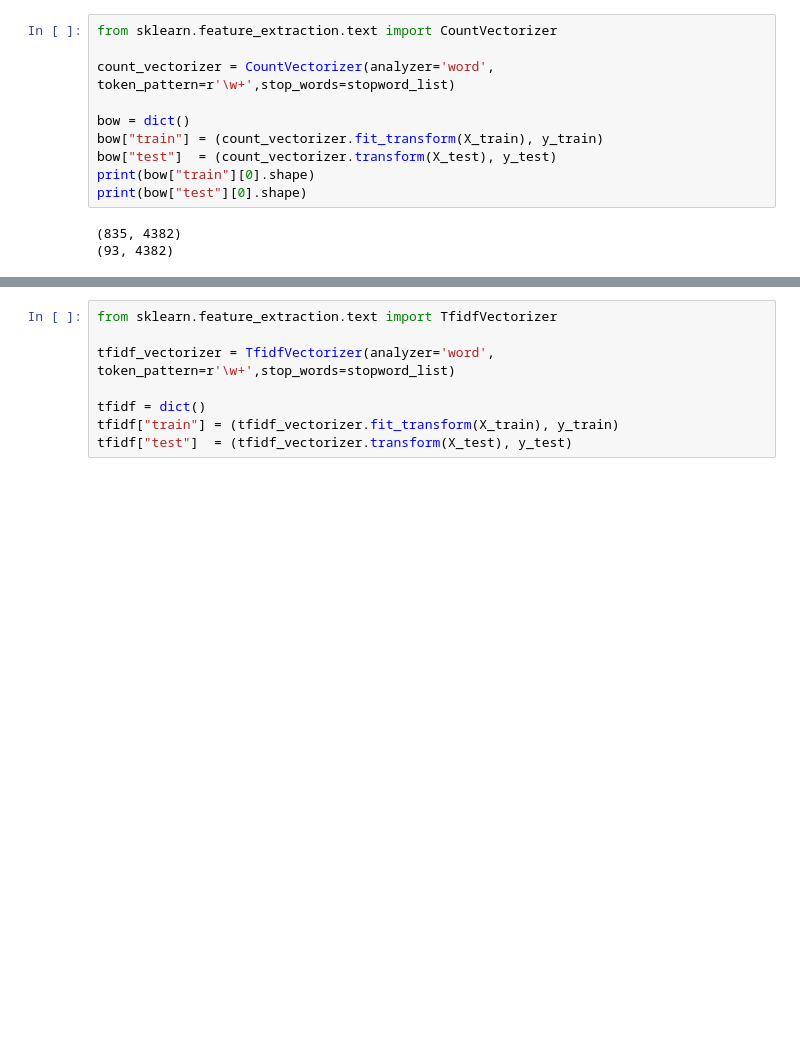
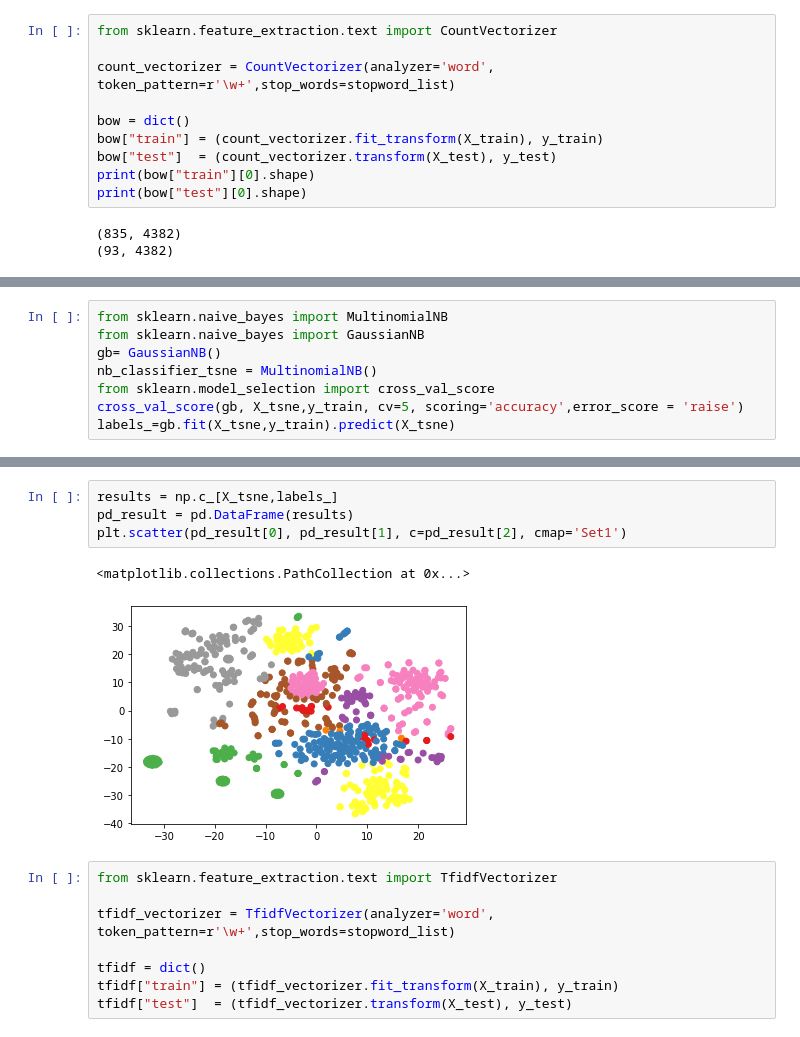
Before and after one commit to JeongJeong-code/P6_market_place, a Jupyter notebook: text_classificationV2.ipynb, the cells around one changed output, grey strips where cells are left out. Drawn from its saved outputs; the diff is of its cells as text; blank space fills up the shorter version.

```diff
--- a/text_classificationV2.ipynb
+++ b/text_classificationV2.ipynb
@@ -120,0 +132,8 @@ print(bow["test"][0].shape)
+# %%
+from sklearn.naive_bayes import MultinomialNB
+from sklearn.naive_bayes import GaussianNB
+gb= GaussianNB()
+nb_classifier_tsne = MultinomialNB()
+from sklearn.model_selection import cross_val_score
+cross_val_score(gb, X_tsne,y_train, cv=5, scoring='accuracy',error_score = 'raise')
+labels_=gb.fit(X_tsne,y_train).predict(X_tsne)
@@ -121,3 +148,10 @@ print(bow["test"][0].shape)
+# %%
+results = np.c_[X_tsne,labels_]
+pd_result = pd.DataFrame(results)
+plt.scatter(pd_result[0], pd_result[1], c=pd_result[2], cmap='Set1')
+# %% [output]
+<matplotlib.collections.PathCollection at 0x...>
+[figure, added]
 # %%
 from sklearn.feature_extraction.text import TfidfVectorizer
 
```
Also changed, not shown: parts of 12 cells of this notebook.
